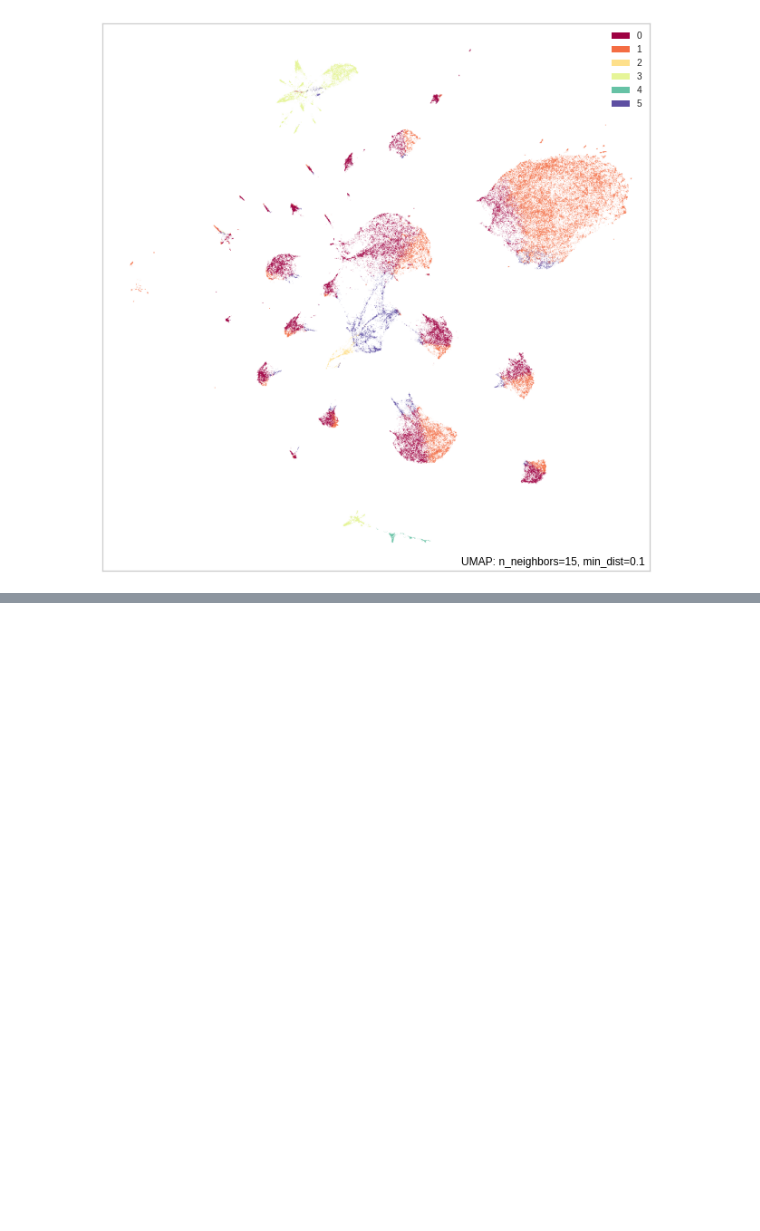
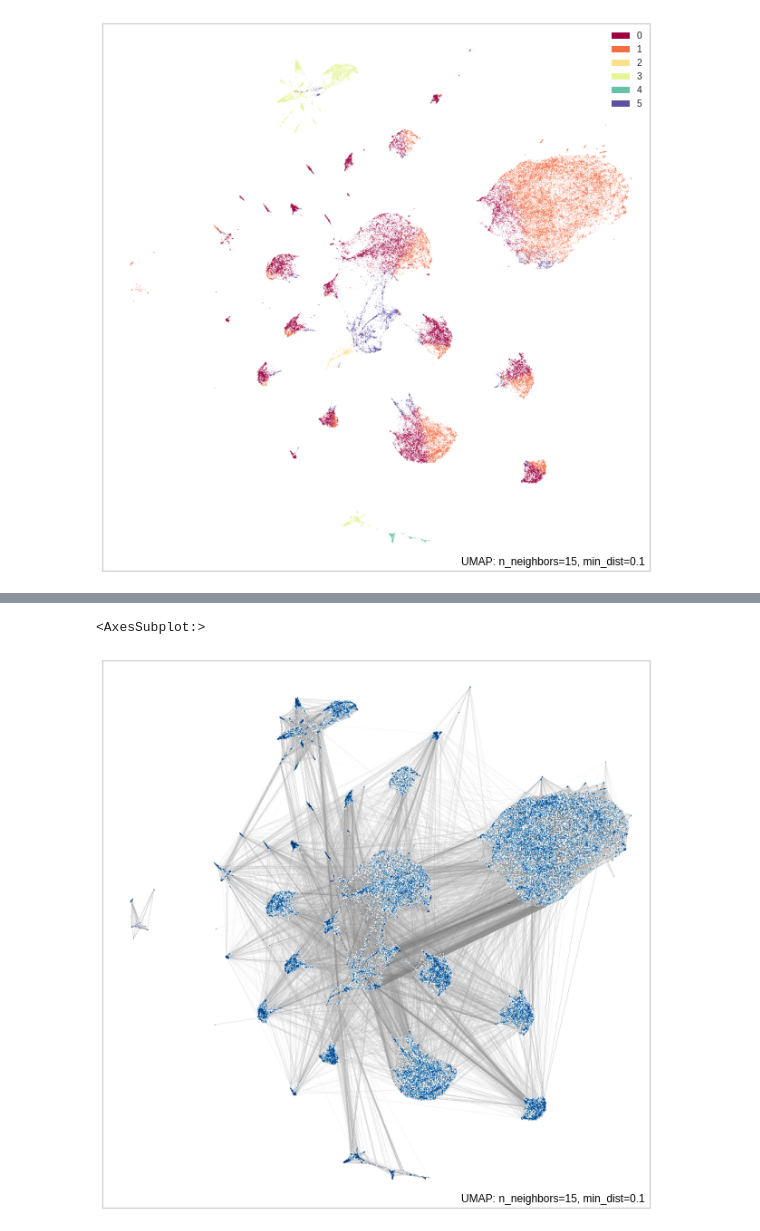
Before and after one commit to finloop/data-science-notebooks, a Jupyter notebook: e_commerce/e-commerce-anomaly-detection.ipynb, the cells around one changed output, grey strips where cells are left out. Drawn from its saved outputs; the diff is of its cells as text; code cells hidden in the pictures; blank space fills up the shorter version.

```diff
--- a/e_commerce/e-commerce-anomaly-detection.ipynb
+++ b/e_commerce/e-commerce-anomaly-detection.ipynb
@@ -245,0 +263,5 @@ umap.plot.points(mapper, labels=kmeans.labels_)
+# %%
+umap.plot.connectivity(mapper, show_points=True)
+# %% [output]
+<AxesSubplot:>
+[figure, added]
```
Also changed, not shown: parts of 2 cells of this notebook, 1 other file.
